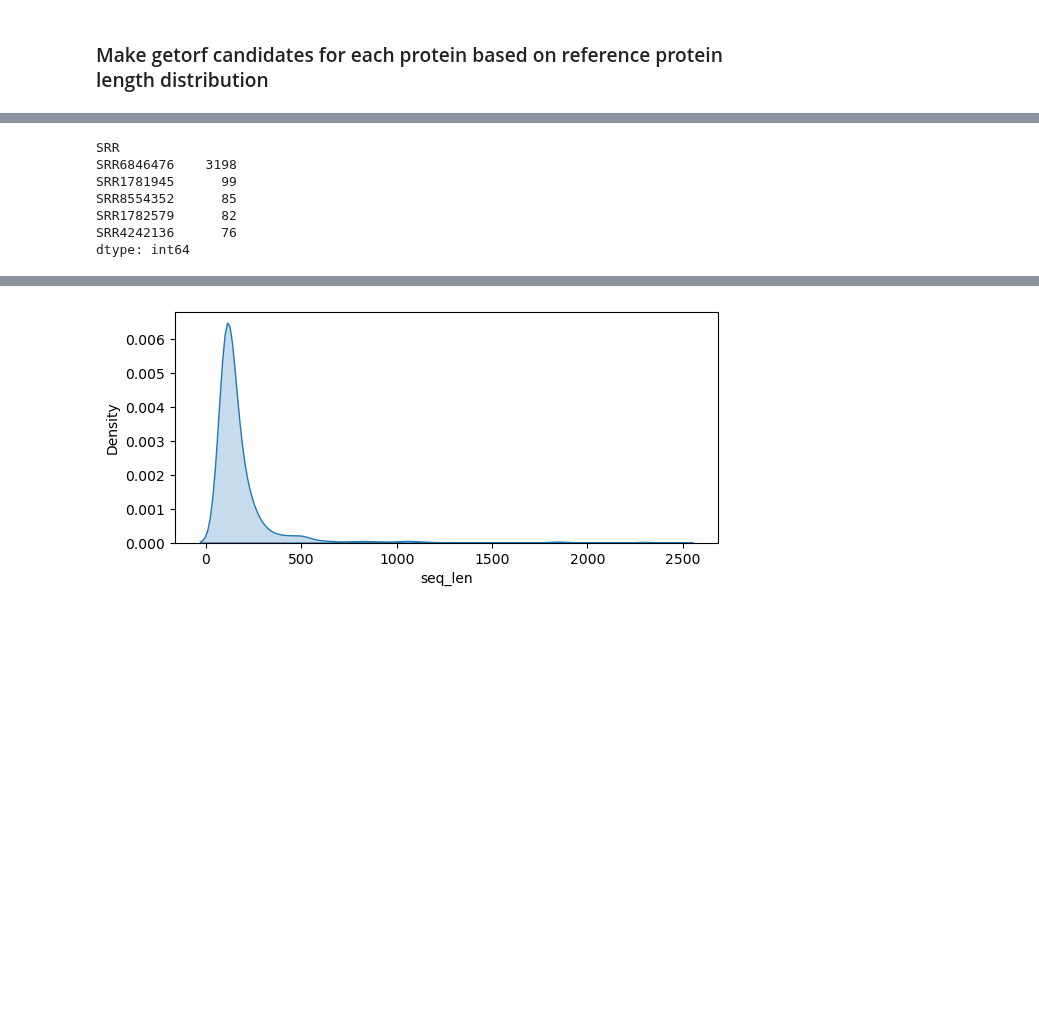
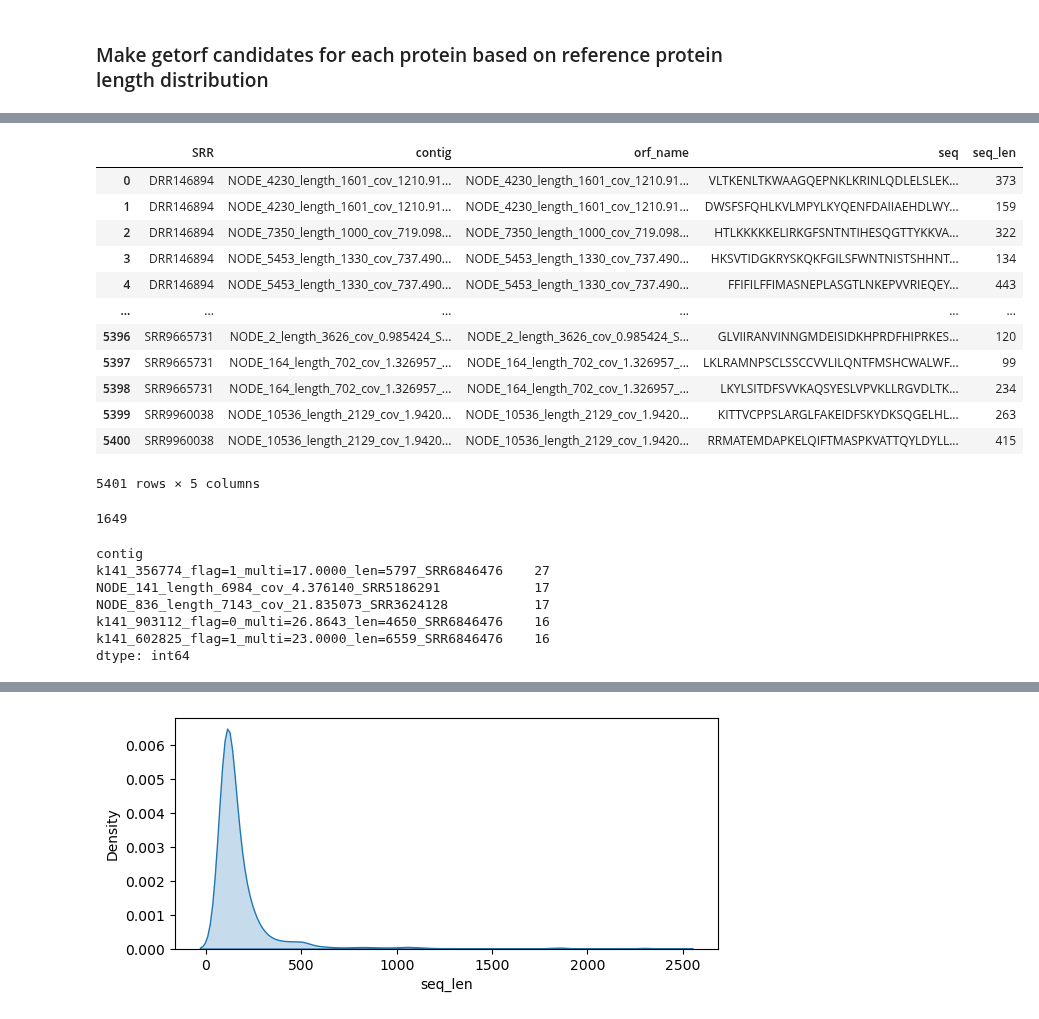
Before and after one commit to nezapajek/project-tobamo, a Jupyter notebook: analysis/whole_orf/01_getorf_candidates.ipynb, the cells around one changed output, grey strips where cells are left out. Cells and saved outputs as stored; diff of their text form; code cells hidden in the pictures; blank space fills up the shorter version.

```diff
--- a/analysis/whole_orf/01_getorf_candidates.ipynb
+++ b/analysis/whole_orf/01_getorf_candidates.ipynb
@@ -39,12 +40,32 @@ ref_stats_df
 # %%
 getorf = pd.read_csv('data/getorf_stats.csv')
+getorf
+# %% [output]
+|  | SRR | contig | orf_name | seq | seq_len |
+| 0 | DRR146894 | NODE_4230_length_1601_cov_1210.91... | NODE_4230_length_1601_cov_1210.91... | VLTKENLTKWAAGQEPNKLKRINLQDLELSLEK... | 373 |
+| 1 | DRR146894 | NODE_4230_length_1601_cov_1210.91... | NODE_4230_length_1601_cov_1210.91... | DWSFSFQHLKVLMPYLKYQENFDAIIAEHDLWY... | 159 |
+| 2 | DRR146894 | NODE_7350_length_1000_cov_719.098... | NODE_7350_length_1000_cov_719.098... | HTLKKKKKELIRKGFSNTNTIHESQGTTYKKVA... | 322 |
+| 3 | DRR146894 | NODE_5453_length_1330_cov_737.490... | NODE_5453_length_1330_cov_737.490... | HKSVTIDGKRYSKQKFGILSFWNTNISTSHHNT... | 134 |
+| 4 | DRR146894 | NODE_5453_length_1330_cov_737.490... | NODE_5453_length_1330_cov_737.490... | FFIFILFFIMASNEPLASGTLNKEPVVRIEQEY... | 443 |
+| ... | ... | ... | ... | ... | ... |
+| 5396 | SRR9665731 | NODE_2_length_3626_cov_0.985424_S... | NODE_2_length_3626_cov_0.985424_S... | GLVIIRANVINNGMDEISIDKHPRDFHIPRKES... | 120 |
+| 5397 | SRR9665731 | NODE_164_length_702_cov_1.326957_... | NODE_164_length_702_cov_1.326957_... | LKLRAMNPSCLSSCCVVLILQNTFMSHCWALWF... | 99 |
+| 5398 | SRR9665731 | NODE_164_length_702_cov_1.326957_... | NODE_164_length_702_cov_1.326957_... | LKYLSITDFSVVKAQSYESLVPVKLLRGVDLTK... | 234 |
+| 5399 | SRR9960038 | NODE_10536_length_2129_cov_1.9420... | NODE_10536_length_2129_cov_1.9420... | KITTVCPPSLARGLFAKEIDFSKYDKSQGELHL... | 263 |
+| 5400 | SRR9960038 | NODE_10536_length_2129_cov_1.9420... | NODE_10536_length_2129_cov_1.9420... | RRMATEMDAPKELQIFTMASPKVATTQYLDYLL... | 415 |
+5401 rows × 5 columns
+# %%
+x = getorf[getorf['SRR'] == 'SRR6846476']
+x.contig.nunique()
+# %% [output]
+1649
 # %%
-getorf.groupby('SRR').size().sort_values(ascending=False).head()
+getorf.groupby('contig').size().sort_values(ascending=False).head()
 # %% [output]
-SRR
-SRR6846476    3198
-SRR1781945      99
-SRR8554352      85
-SRR1782579      82
-SRR4242136      76
+contig
+k141_356774_flag=1_multi=17.0000_len=5797_SRR6846476    27
+NODE_141_length_6984_cov_4.376140_SRR5186291            17
+NODE_836_length_7143_cov_21.835073_SRR3624128           17
+k141_903112_flag=0_multi=26.8643_len=4650_SRR6846476    16
+k141_602825_flag=1_multi=23.0000_len=6559_SRR6846476    16
 dtype: int64
```
Also changed, not shown: parts of 4 cells of this notebook.
